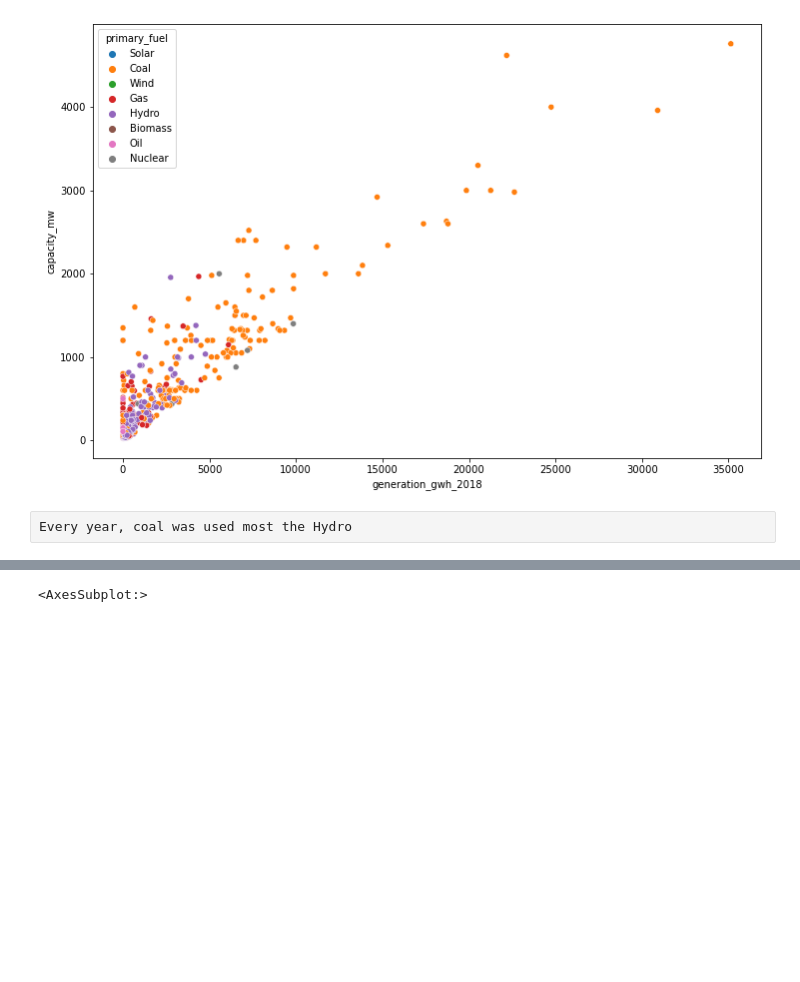
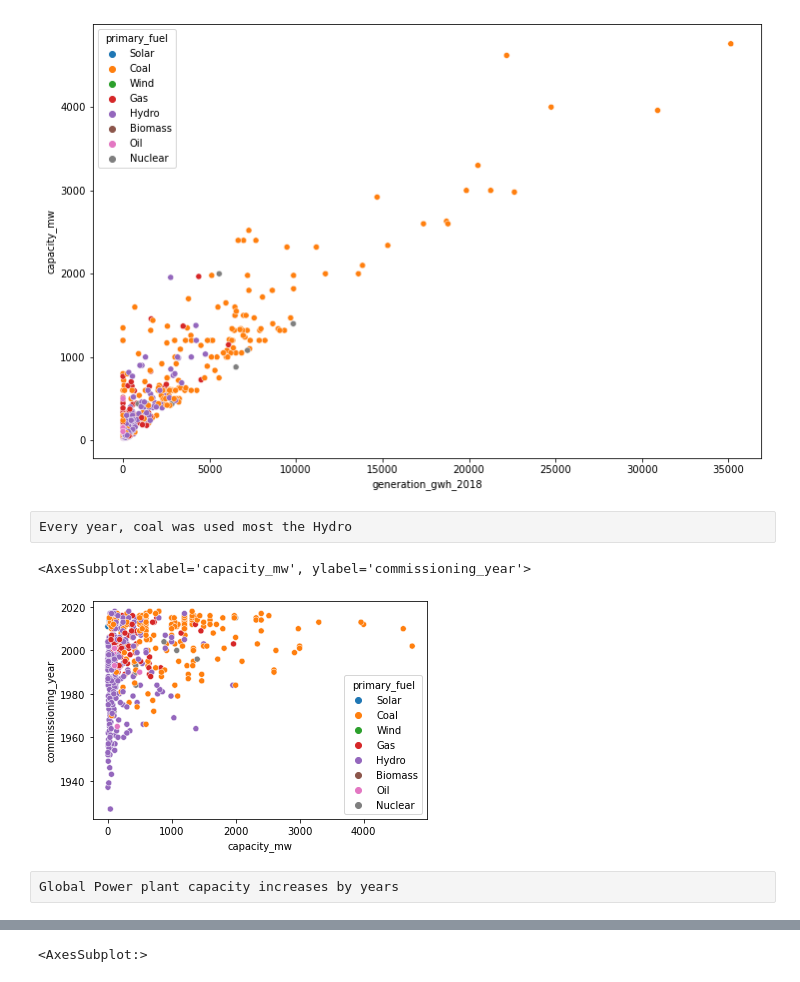
Before and after one commit to mohittomar2008/Global-Power-Plant-Database, a Jupyter notebook: Global Power Plant.ipynb, the cells around one changed output, grey strips where cells are left out. Saved outputs shown, nothing was run; the diff lists cells and outputs as text; code cells hidden in the pictures; blank space fills up the shorter version.

```diff
--- a/Global Power Plant.ipynb
+++ b/Global Power Plant.ipynb
@@ -970,6 +970,13 @@ sns.scatterplot(x='generation_gwh_2018',y='capacity_mw',hue='primary_fuel', data
 [figure]
 # %% [raw]
 Every year, coal was used most the Hydro
+# %%
+sns.scatterplot(x='capacity_mw',y='commissioning_year',hue='primary_fuel', data=df)
+# %% [output]
+<AxesSubplot:xlabel='capacity_mw', ylabel='commissioning_year'>
+[figure, added]
+# %% [raw]
+Global Power plant capacity increases by years
 # %%
 df.corr()
 # %% [output]
```
Also changed, not shown: parts of 9 cells of this notebook.
